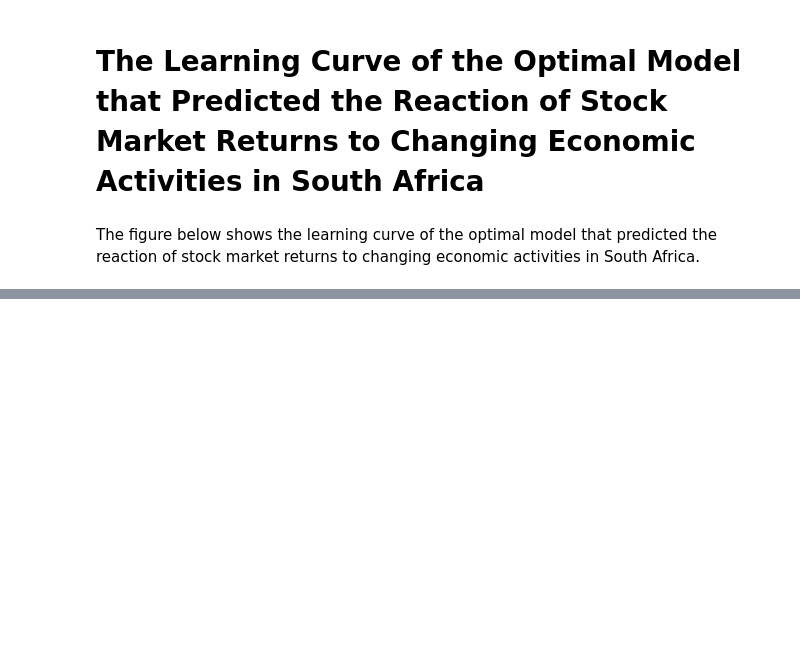
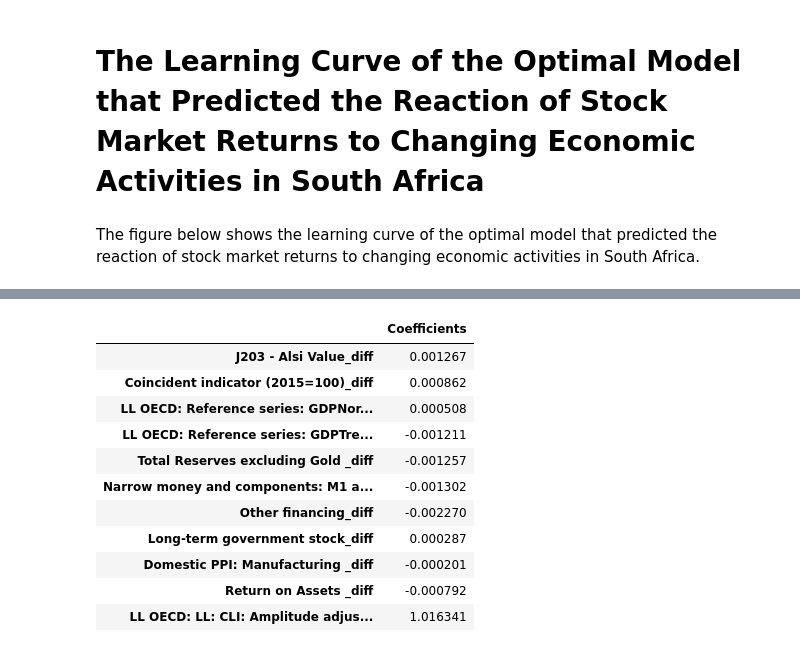
Before and after one commit to tshepochris/mastersproject, a Jupyter notebook: mastersproject.ipynb, the cells around one changed output, grey strips where cells are left out. Drawn from its saved outputs; the diff is of its cells as text; code cells hidden in the pictures; blank space fills up the shorter version.

```diff
--- a/mastersproject.ipynb
+++ b/mastersproject.ipynb
@@ -2000,0 +2012,17 @@ combined_pca_reduced_models_performance_appraisal_results
+# %%
+ols_coef = pd.DataFrame(ols.coef_, columns = [reduced_feature_set_rft.iloc[::, 0: -1].columns], index = ["Coefficients"])
+ols_coef = ols_coef.transpose()
+ols_coef
+# %% [output]
+|  | Coefficients |
+| J203 - Alsi Value_diff | 0.001267 |
+| Coincident indicator (2015=100)_diff | 0.000862 |
+| LL OECD: Reference series: GDPNor... | 0.000508 |
+| LL OECD: Reference series: GDPTre... | -0.001211 |
+| Total Reserves excluding Gold _diff | -0.001257 |
+| Narrow money and components: M1 a... | -0.001302 |
+| Other financing_diff | -0.002270 |
+| Long-term government stock_diff | 0.000287 |
+| Domestic PPI: Manufacturing _diff | -0.000201 |
+| Return on Assets _diff | -0.000792 |
+| LL OECD: LL: CLI: Amplitude adjus... | 1.016341 |
```
Also changed, not shown: parts of 18 cells of this notebook.
